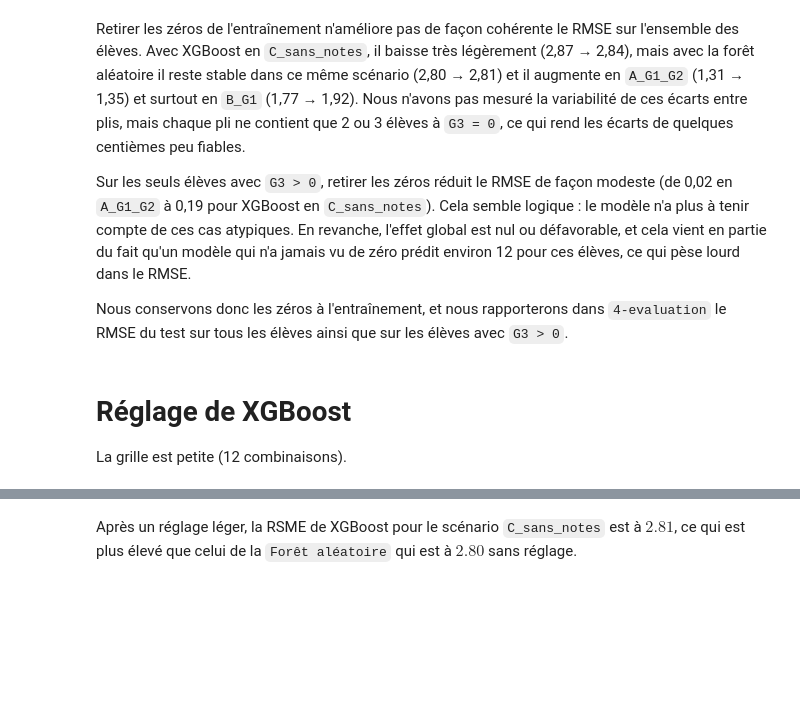
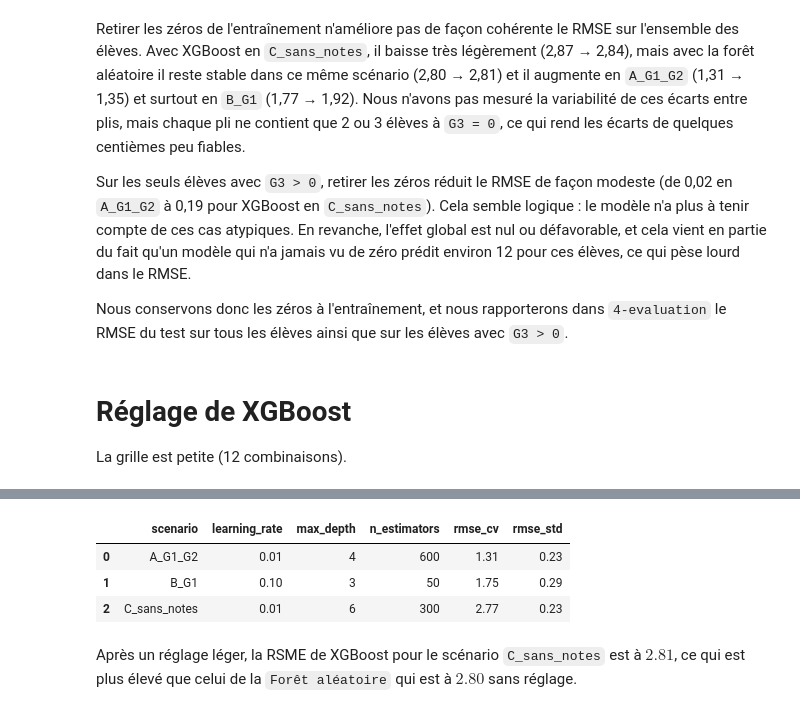
Before and after one commit to elalaxi/ML_kaggle, a Jupyter notebook: student_perf_real/3-modeles.ipynb, the cells around one changed output, grey strips where cells are left out. Drawn from its saved outputs; the diff is of its cells as text; code cells hidden in the pictures; blank space fills up the shorter version.

Commit message:
Add params saving

```diff
--- a/student_perf_real/3-modeles.ipynb
+++ b/student_perf_real/3-modeles.ipynb
@@ -197,17 +197,3 @@ Nous conservons donc les zéros à l'entraînement, et nous rapporterons dans `4
 # %% [markdown]
 # Réglage de XGBoost
 La grille est petite (12 combinaisons).
-# %%
-from sklearn.model_selection import GridSearchCV
-
-feats = ot.SCENARIOS["C_sans_notes"]
-pipe = ot.make_pipeline(XGBRegressor(subsample=0.8, colsample_bytree=0.8,
-                                      random_state=ot.SEED, verbosity=0), feats)
-grille = {"model__max_depth": [2, 3, 4],
-          "model__n_estimators": [100, 300],
-          "model__learning_rate": [0.03, 0.1]}
-gs = GridSearchCV(pipe, grille, cv=KFold(5, shuffle=True, random_state=ot.SEED),
-                  scoring="neg_root_mean_squared_error", n_jobs=-1)
-gs.fit(X_train, y_train)
-print("Meilleurs paramètres :", gs.best_params_)
-print("RMSE CV :", round(-gs.best_score_, 2))
@@ -217,3 +214,26 @@ RMSE CV : 2.81
+# %%
+grille = {"model__max_depth": [2, 3, 4, 5, 6],
+          "model__n_estimators": [25, 50, 100, 300, 600, 1200],
+          "model__learning_rate": [0.001,0.01, 0.03, 0.1, 1]}
+cv = KFold(5, shuffle=True, random_state=ot.SEED)
+
+xgb_params, rows = {}, []
+for sc, feats in ot.SCENARIOS.items():
+    pipe = ot.make_pipeline(XGBRegressor(subsample=0.8, colsample_bytree=0.8,
+                                         random_state=ot.SEED, verbosity=0), feats)
+    gs = GridSearchCV(pipe, grille, cv=cv, scoring="neg_root_mean_squared_error", n_jobs=-1)
+    gs.fit(X_train, y_train)
+    xgb_params[sc] = {k.replace("model__", ""): v for k, v in gs.best_params_.items()}
+    rows.append({"scenario": sc, **xgb_params[sc],
+                 "rmse_cv": round(-gs.best_score_, 2),
+                 "rmse_std": round(gs.cv_results_["std_test_score"][gs.best_index_], 2)})
+    ot.save_params(f"xgb_{sc}", xgb_params[sc])
+pd.DataFrame(rows)
+# %% [output]
+|  | scenario | learning_rate | max_depth | n_estimators | rmse_cv | rmse_std |
+| 0 | A_G1_G2 | 0.01 | 4 | 600 | 1.31 | 0.23 |
+| 1 | B_G1 | 0.10 | 3 | 50 | 1.75 | 0.29 |
+| 2 | C_sans_notes | 0.01 | 6 | 300 | 2.77 | 0.23 |
 # %% [markdown]
 Après un réglage léger, la RSME de XGBoost pour le scénario `C_sans_notes` est à $2.81$, ce qui est plus élevé que celui de la `Forêt aléatoire` qui est à $2.80$ sans réglage.
 # %% [markdown]
```
Also changed, not shown: parts of 4 cells of this notebook, 21 other files.
